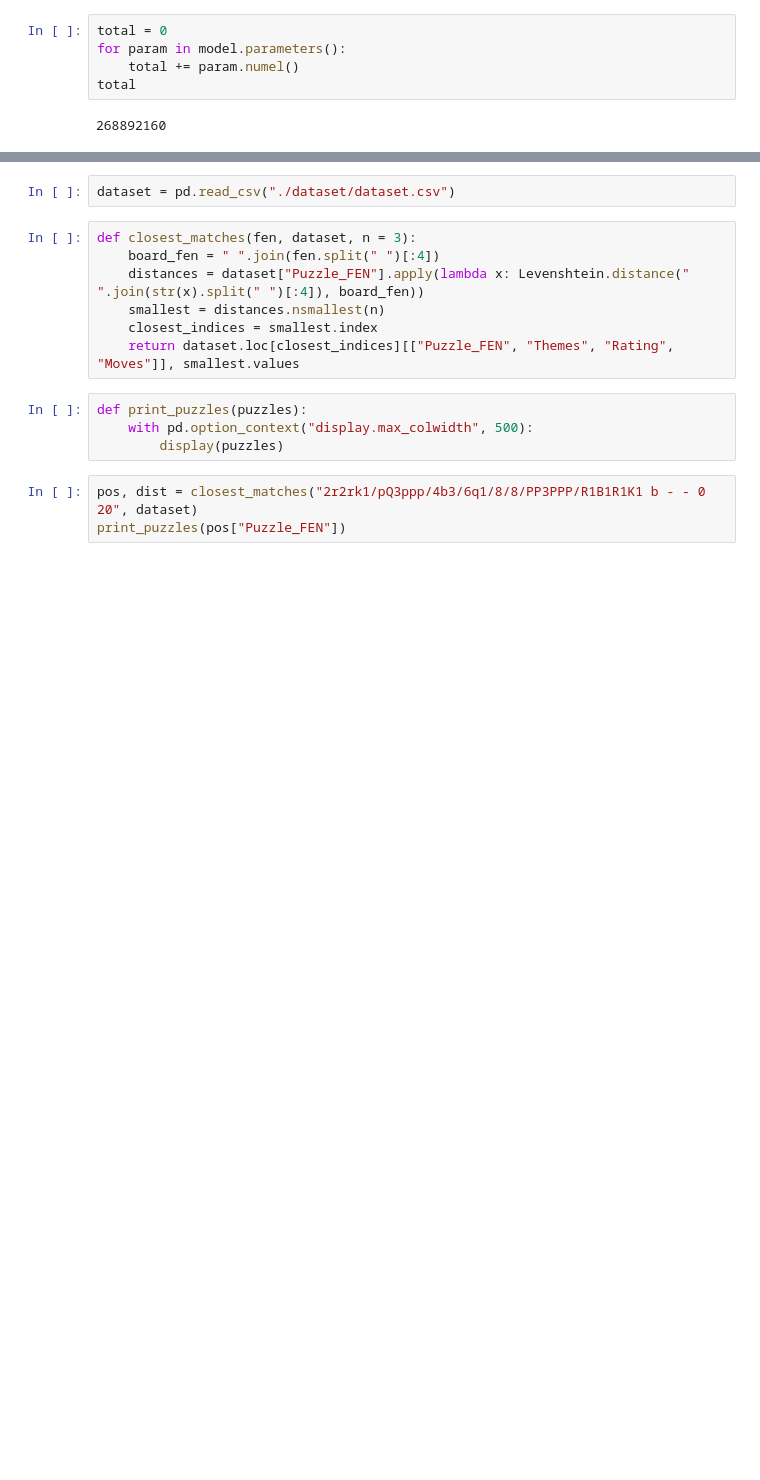
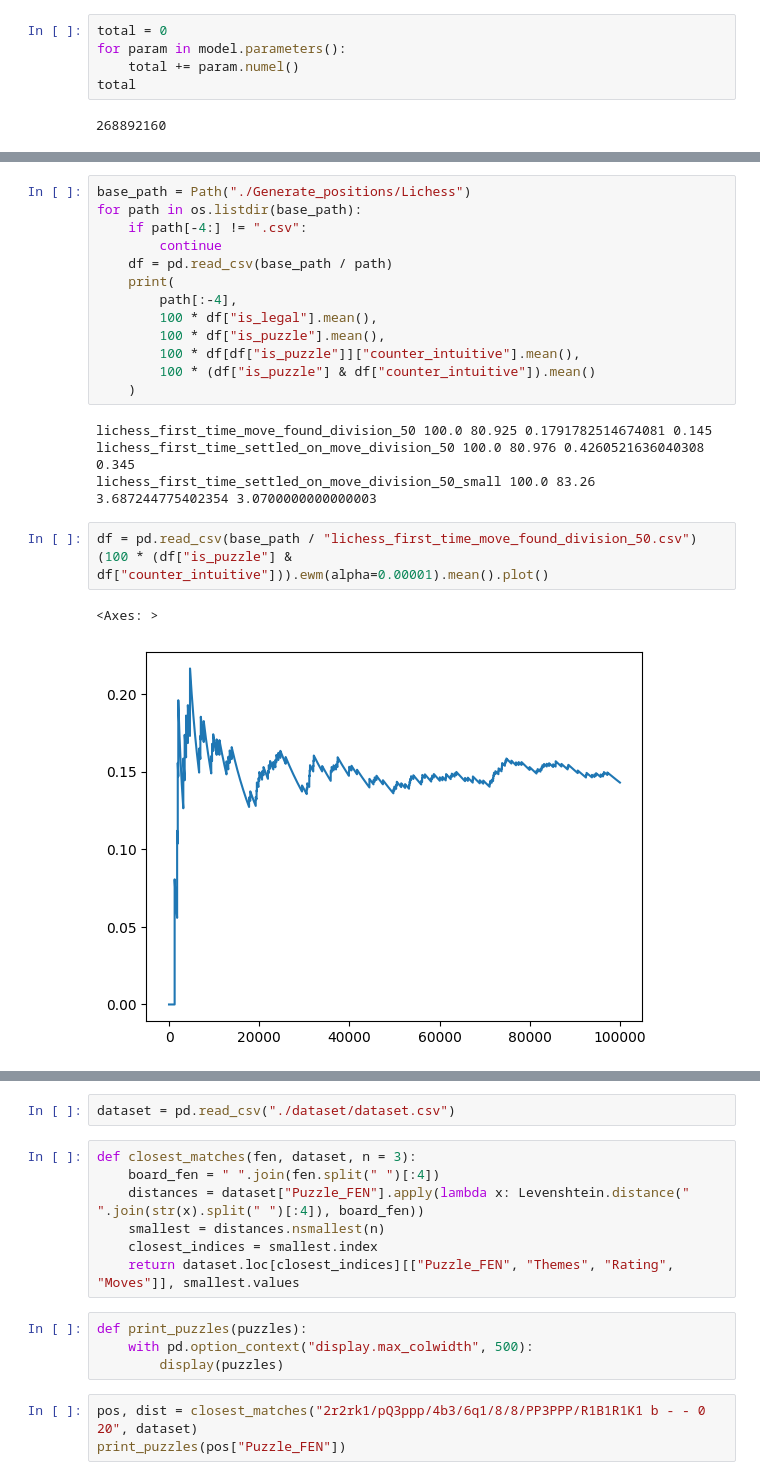
Before and after one commit to naapeli/Generating-open-source-chess-puzzles, a Jupyter notebook: src/temp.ipynb, the cells around one changed output, grey strips where cells are left out. Cells and saved outputs as stored; diff of their text form; blank space fills up the shorter version.

```diff
--- a/src/temp.ipynb
+++ b/src/temp.ipynb
@@ -183,0 +18,23 @@ with pd.option_context("display.max_colwidth", 500):
+# %%
+base_path = Path("./Generate_positions/Lichess")
+for path in os.listdir(base_path):
+    if path[-4:] != ".csv":
+        continue
+    df = pd.read_csv(base_path / path)
+    print(
+        path[:-4],
+        100 * df["is_legal"].mean(),
+        100 * df["is_puzzle"].mean(),
+        100 * df[df["is_puzzle"]]["counter_intuitive"].mean(),
+        100 * (df["is_puzzle"] & df["counter_intuitive"]).mean()
+    )
+# %% [output]
+lichess_first_time_move_found_division_50 100.0 80.925 0.1791782514674081 0.145
+lichess_first_time_settled_on_move_division_50 100.0 80.976 0.4260521636040308 0.345
+lichess_first_time_settled_on_move_division_50_small 100.0 83.26 3.687244775402354 3.0700000000000003
+# %%
+df = pd.read_csv(base_path / "lichess_first_time_move_found_division_50.csv")
+(100 * (df["is_puzzle"] & df["counter_intuitive"])).ewm(alpha=0.00001).mean().plot()
+# %% [output]
+<Axes: >
+[figure, added]
```
Also changed, not shown: parts of 13 cells of this notebook, 6 other files.
